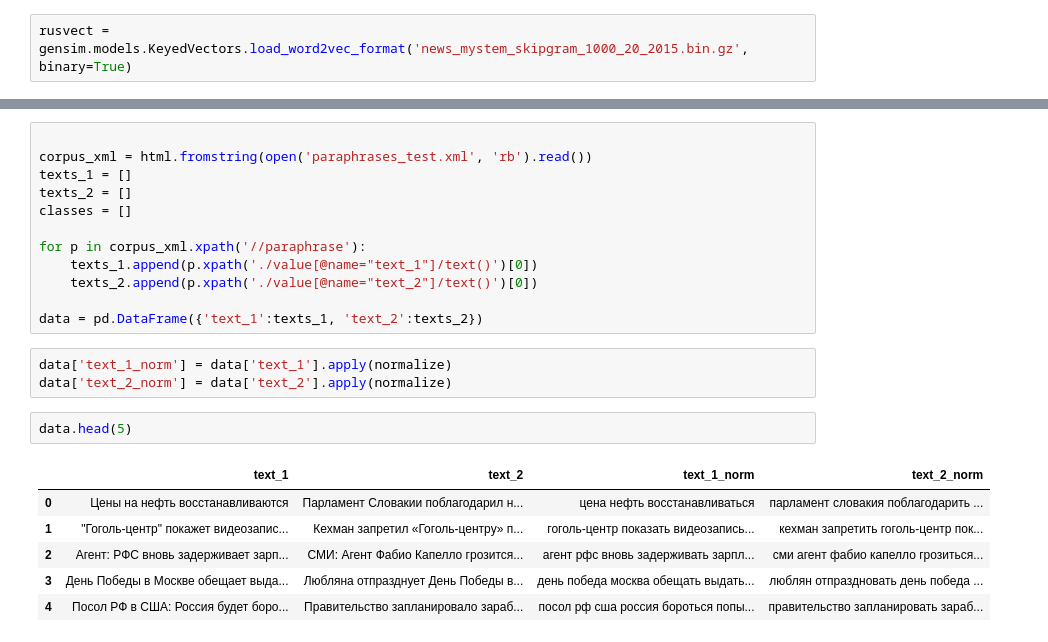
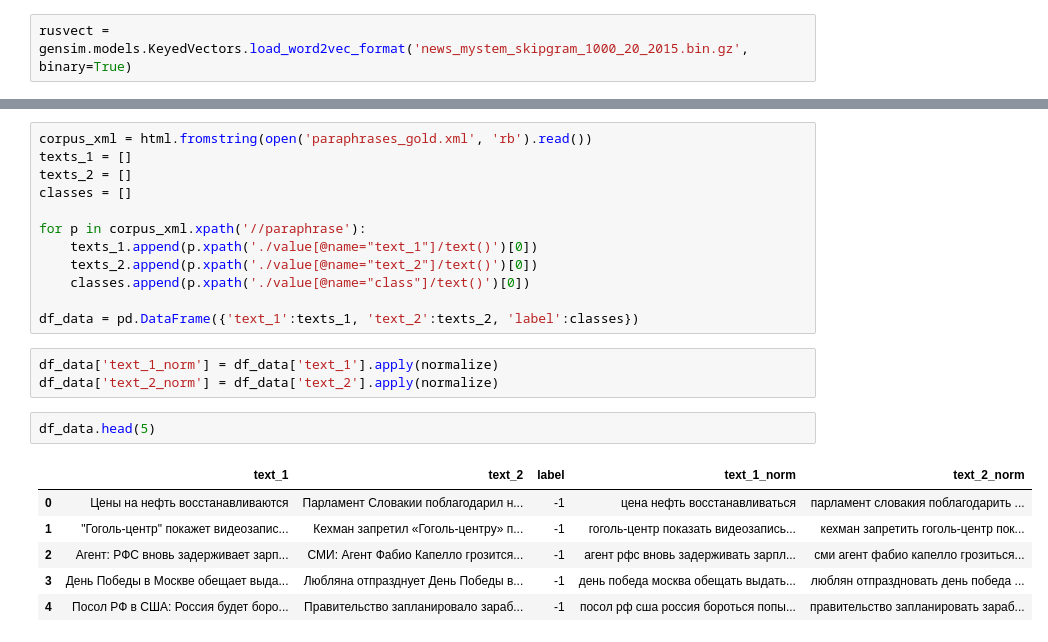
Before and after one commit to DmitryKutsev/hse_compling_homework, a Jupyter notebook: hw6.ipynb, the cells around one changed output, grey strips where cells are left out. Saved outputs shown, nothing was run; the diff lists cells and outputs as text.

```diff
--- a/hw6.ipynb
+++ b/hw6.ipynb
@@ -208,6 +233,5 @@ model.most_similar('чечня_S')
 # %%
-
-corpus_xml = html.fromstring(open('paraphrases_test.xml', 'rb').read())
+corpus_xml = html.fromstring(open('paraphrases_gold.xml', 'rb').read())
 texts_1 = []
 texts_2 = []
 classes = []
@@ -215,17 +239,18 @@ classes = []
 for p in corpus_xml.xpath('//paraphrase'):
     texts_1.append(p.xpath('./value[@name="text_1"]/text()')[0])
     texts_2.append(p.xpath('./value[@name="text_2"]/text()')[0])
+    classes.append(p.xpath('./value[@name="class"]/text()')[0])
 
-data = pd.DataFrame({'text_1':texts_1, 'text_2':texts_2})
+df_data = pd.DataFrame({'text_1':texts_1, 'text_2':texts_2, 'label':classes})
 # %%
-data['text_1_norm'] = data['text_1'].apply(normalize)
-data['text_2_norm'] = data['text_2'].apply(normalize)
+df_data['text_1_norm'] = df_data['text_1'].apply(normalize)
+df_data['text_2_norm'] = df_data['text_2'].apply(normalize)
 # %%
-data.head(5)
+df_data.head(5)
 # %% [output]
-|  | text_1 | text_2 | text_1_norm | text_2_norm |
-| 0 | Цены на нефть восстанавливаются | Парламент Словакии поблагодарил н... | цена нефть восстанавливаться | парламент словакия поблагодарить ... |
-| 1 | "Гоголь-центр" покажет видеозапис... | Кехман запретил «Гоголь-центру» п... | гоголь-центр показать видеозапись... | кехман запретить гоголь-центр пок... |
-| 2 | Агент: РФС вновь задерживает зарп... | СМИ: Агент Фабио Капелло грозится... | агент рфс вновь задерживать зарпл... | сми агент фабио капелло грозиться... |
-| 3 | День Победы в Москве обещает выда... | Любляна отпразднует День Победы в... | день победа москва обещать выдать... | люблян отпраздновать день победа ... |
-| 4 | Посол РФ в США: Россия будет боро... | Правительство запланировало зараб... | посол рф сша россия бороться попы... | правительство запланировать зараб... |
+|  | text_1 | text_2 | label | text_1_norm | text_2_norm |
+| 0 | Цены на нефть восстанавливаются | Парламент Словакии поблагодарил н... | -1 | цена нефть восстанавливаться | парламент словакия поблагодарить ... |
+| 1 | "Гоголь-центр" покажет видеозапис... | Кехман запретил «Гоголь-центру» п... | -1 | гоголь-центр показать видеозапись... | кехман запретить гоголь-центр пок... |
+| 2 | Агент: РФС вновь задерживает зарп... | СМИ: Агент Фабио Капелло грозится... | -1 | агент рфс вновь задерживать зарпл... | сми агент фабио капелло грозиться... |
+| 3 | День Победы в Москве обещает выда... | Любляна отпразднует День Победы в... | -1 | день победа москва обещать выдать... | люблян отпраздновать день победа ... |
+| 4 | Посол РФ в США: Россия будет боро... | Правительство запланировало зараб... | -1 | посол рф сша россия бороться попы... | правительство запланировать зараб... |
```
Also changed, not shown: parts of 13 cells of this notebook.
